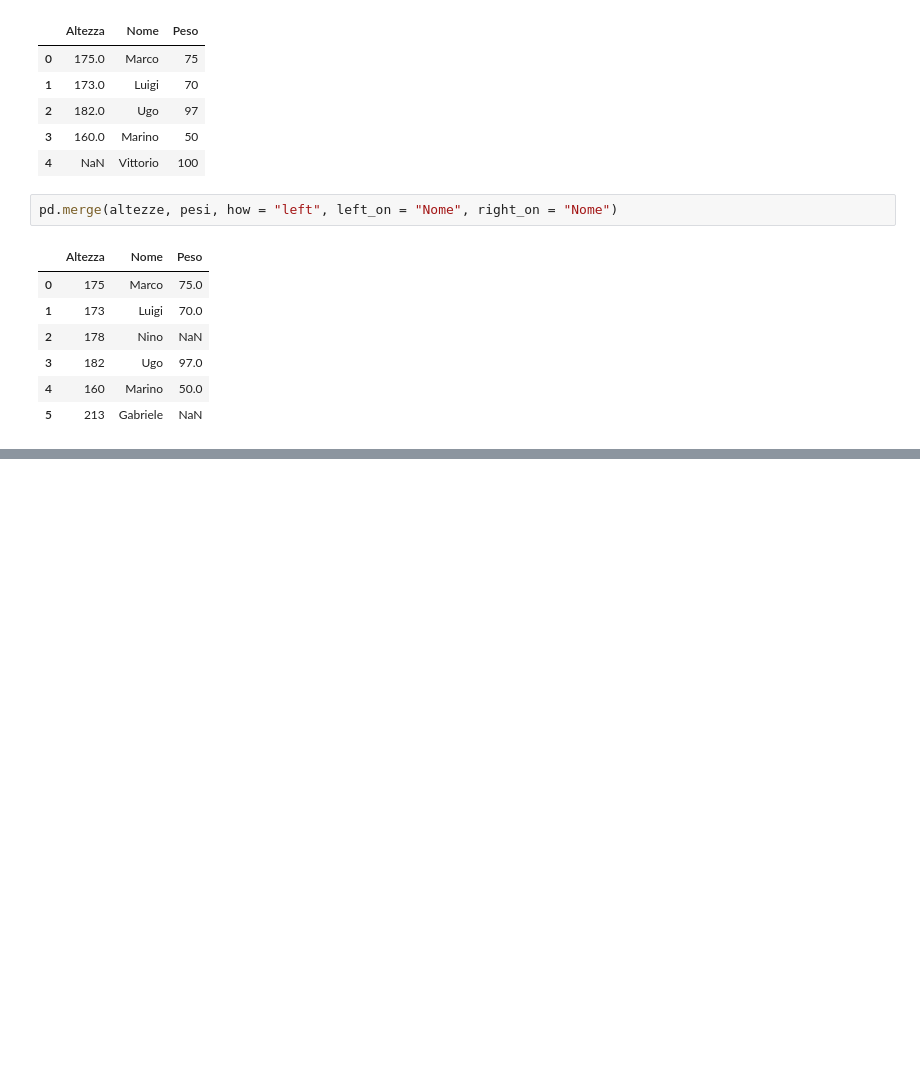
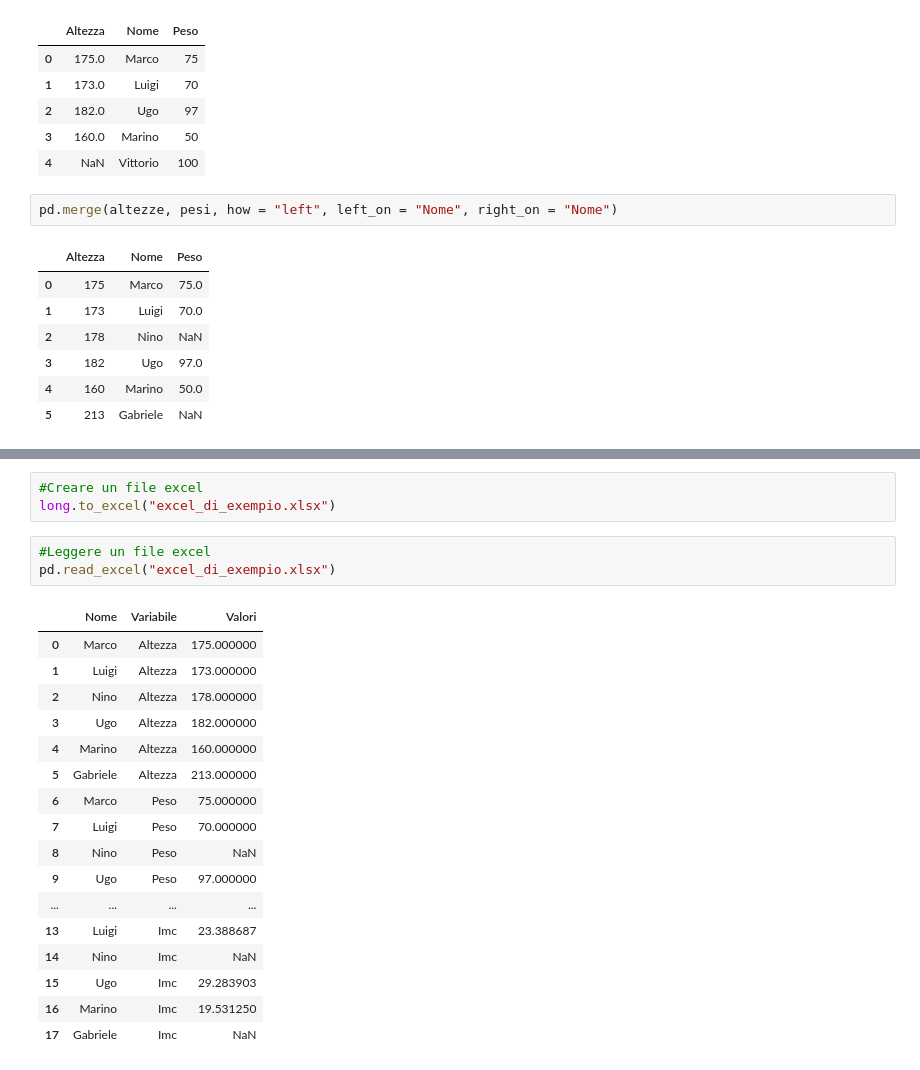
Before and after one commit to scarsellifi/open-notebook-science, a Jupyter notebook: Python e Pandas - Operazioni base.ipynb, the cells around one changed output, grey strips where cells are left out. Cells and saved outputs as stored; diff of their text form; blank space fills up the shorter version.

```diff
--- a/Python e Pandas - Operazioni base.ipynb
+++ b/Python e Pandas - Operazioni base.ipynb
@@ -646,0 +754,24 @@ pd.merge(altezze, pesi, how = "left", left_on = "Nome", right_on = "Nome")
+# %%
+#Creare un file excel
+long.to_excel("excel_di_exempio.xlsx")
+# %%
+#Leggere un file excel
+pd.read_excel("excel_di_exempio.xlsx")
+# %% [output]
+|  | Nome | Variabile | Valori |
+| 0 | Marco | Altezza | 175.000000 |
+| 1 | Luigi | Altezza | 173.000000 |
+| 2 | Nino | Altezza | 178.000000 |
+| 3 | Ugo | Altezza | 182.000000 |
+| 4 | Marino | Altezza | 160.000000 |
+| 5 | Gabriele | Altezza | 213.000000 |
+| 6 | Marco | Peso | 75.000000 |
+| 7 | Luigi | Peso | 70.000000 |
+| 8 | Nino | Peso | NaN |
+| 9 | Ugo | Peso | 97.000000 |
+| ... | ... | ... | ... |
+| 13 | Luigi | Imc | 23.388687 |
+| 14 | Nino | Imc | NaN |
+| 15 | Ugo | Imc | 29.283903 |
+| 16 | Marino | Imc | 19.531250 |
+| 17 | Gabriele | Imc | NaN |
```
Also changed, not shown: parts of 44 cells of this notebook, 10 other files.
